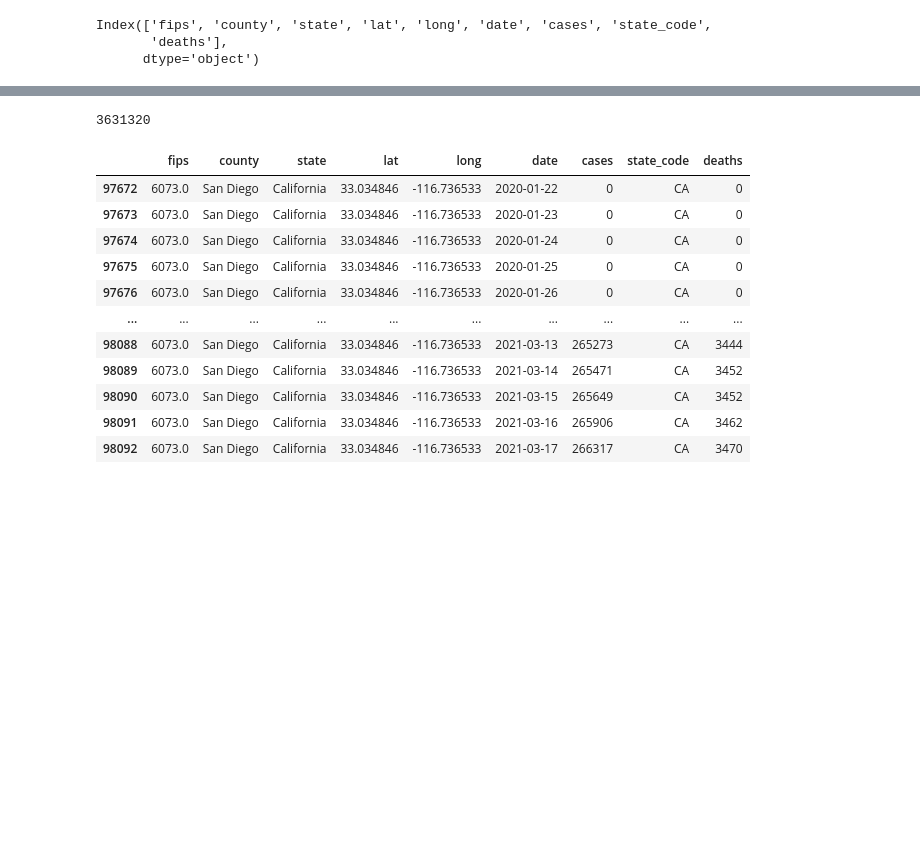
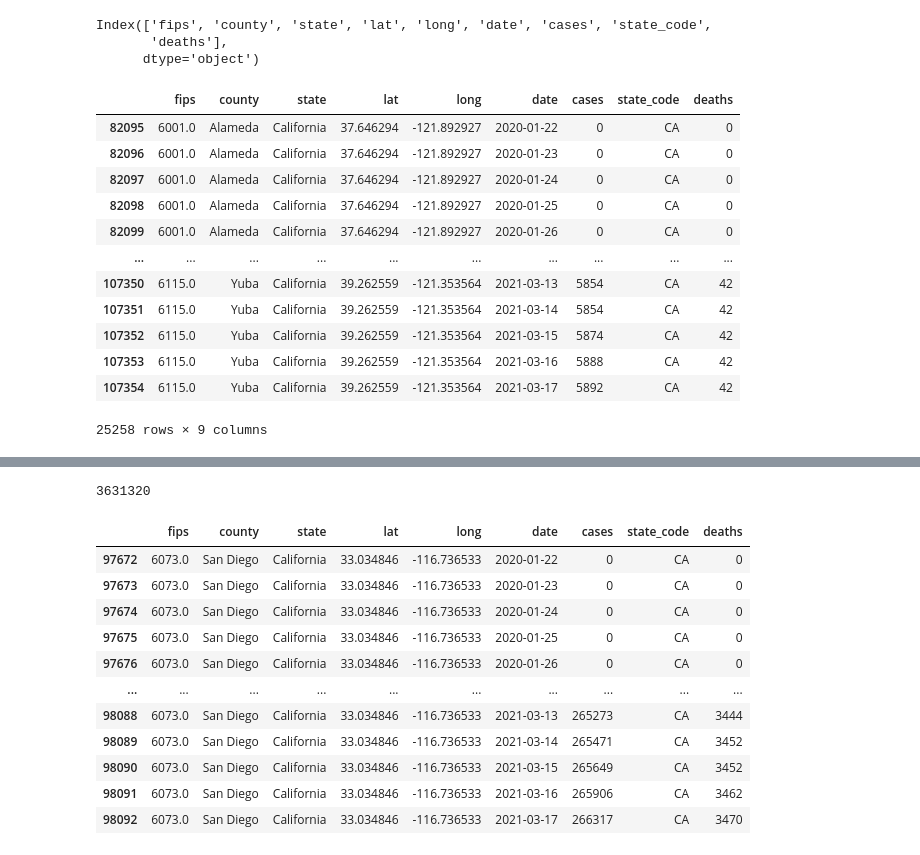
Before and after one commit to kitty-cat-catania/activity-, a Jupyter notebook: covidmap(darren).ipynb, the cells around one changed output, grey strips where cells are left out. Cells and saved outputs as stored; diff of their text form; code cells hidden in the pictures; blank space fills up the shorter version.

```diff
--- a/covidmap(darren).ipynb
+++ b/covidmap(darren).ipynb
@@ -138,3 +156,20 @@ clean_recent_counties_df.columns
 Index(['fips', 'county', 'state', 'lat', 'long', 'date', 'cases', 'state_code',
        'deaths'],
       dtype='object')
+# %%
+all_of_cali = nozeros_counties_df.loc[nozeros_counties_df['state'] == 'California']
+all_of_cali
+# %% [output]
+|  | fips | county | state | lat | long | date | cases | state_code | deaths |
+| 82095 | 6001.0 | Alameda | California | 37.646294 | -121.892927 | 2020-01-22 | 0 | CA | 0 |
+| 82096 | 6001.0 | Alameda | California | 37.646294 | -121.892927 | 2020-01-23 | 0 | CA | 0 |
+| 82097 | 6001.0 | Alameda | California | 37.646294 | -121.892927 | 2020-01-24 | 0 | CA | 0 |
+| 82098 | 6001.0 | Alameda | California | 37.646294 | -121.892927 | 2020-01-25 | 0 | CA | 0 |
+| 82099 | 6001.0 | Alameda | California | 37.646294 | -121.892927 | 2020-01-26 | 0 | CA | 0 |
+| ... | ... | ... | ... | ... | ... | ... | ... | ... | ... |
+| 107350 | 6115.0 | Yuba | California | 39.262559 | -121.353564 | 2021-03-13 | 5854 | CA | 42 |
+| 107351 | 6115.0 | Yuba | California | 39.262559 | -121.353564 | 2021-03-14 | 5854 | CA | 42 |
+| 107352 | 6115.0 | Yuba | California | 39.262559 | -121.353564 | 2021-03-15 | 5874 | CA | 42 |
+| 107353 | 6115.0 | Yuba | California | 39.262559 | -121.353564 | 2021-03-16 | 5888 | CA | 42 |
+| 107354 | 6115.0 | Yuba | California | 39.262559 | -121.353564 | 2021-03-17 | 5892 | CA | 42 |
+25258 rows × 9 columns
```
Also changed, not shown: parts of 7 cells of this notebook, 3 other files.
